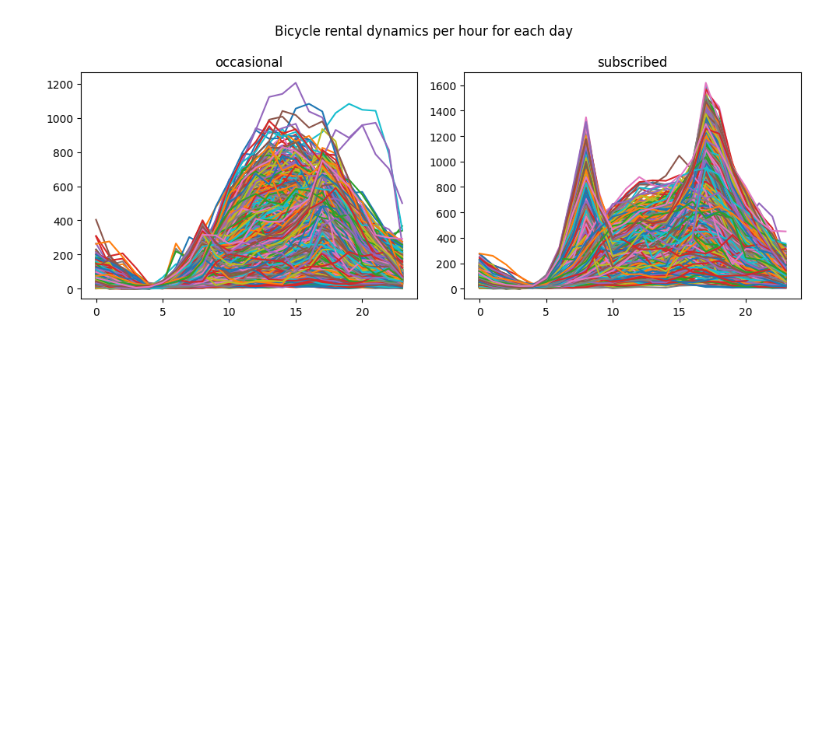
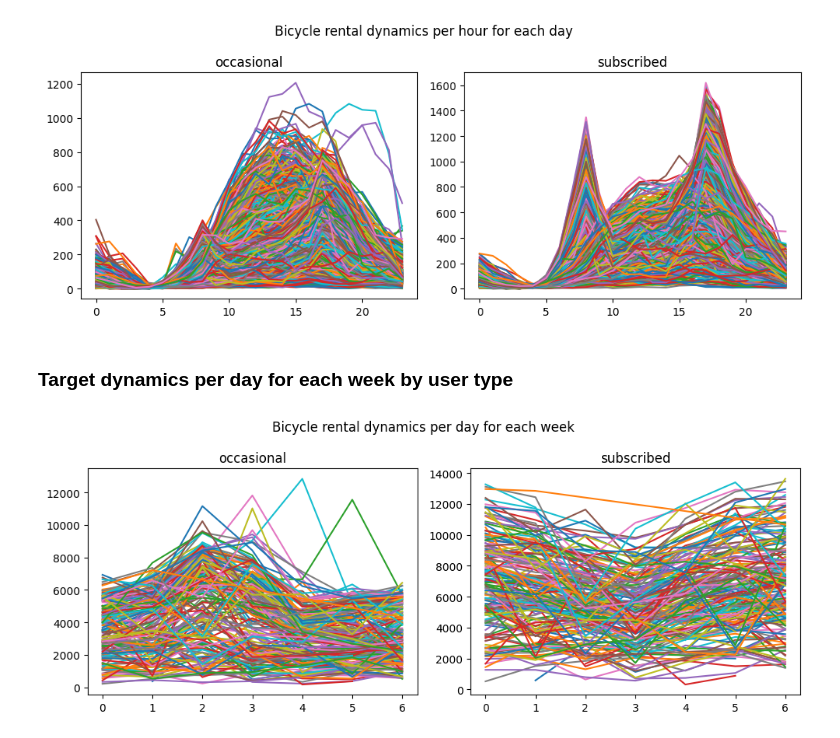
Before and after one commit to VaheC/MH_BicycleDemand_Hackathon, a Jupyter notebook: eda.ipynb, the cells around one changed output. Saved outputs shown, nothing was run; the diff lists cells and outputs as text; code cells hidden in the pictures; blank space fills up the shorter version.

Commit message:
add target dynamics per day for eack week

```diff
--- a/eda.ipynb
+++ b/eda.ipynb
@@ -303,3 +303,34 @@ plt.suptitle("Bicycle rental dynamics per hour for each day")
 plt.tight_layout()
 # %% [output]
 [figure]
+# %% [markdown]
+### Target dynamics per day for each week by user type
+# %%
+train_df['weekday'] = train_df['Datetime'].dt.weekday
+train_df['week'] = train_df['Datetime'].dt.strftime('%U')
+
+year_week_grouped_df = train_df.groupby(['St_Year', 'week', 'weekday', 'User_type'], as_index=False)['Rental_Bicycles_Count'].sum()
+
+plot_idx = 0
+
+plt.figure(figsize=(10, 4))
+
+for user_type in year_week_grouped_df['User_type'].unique():
+    plot_idx += 1
+    year_week_grouped_df2 = year_week_grouped_df[year_week_grouped_df['User_type']==user_type]
+    for year in year_week_grouped_df2['St_Year'].unique():
+        for week in year_week_grouped_df2['week'].unique():
+
+            year_week_grouped_df3 = year_week_grouped_df2[
+                (year_week_grouped_df2['St_Year']==year) & (year_week_grouped_df2['week']==week)
+            ]
+
+            plt.subplot(1, 2, plot_idx)
+            plt.plot(year_week_grouped_df3['weekday'], year_week_grouped_df3['Rental_Bicycles_Count'])
+
+    plt.title(f"{user_type}")
+
+plt.suptitle("Bicycle rental dynamics per day for each week")
+plt.tight_layout()
+# %% [output]
+[figure, added]
```
